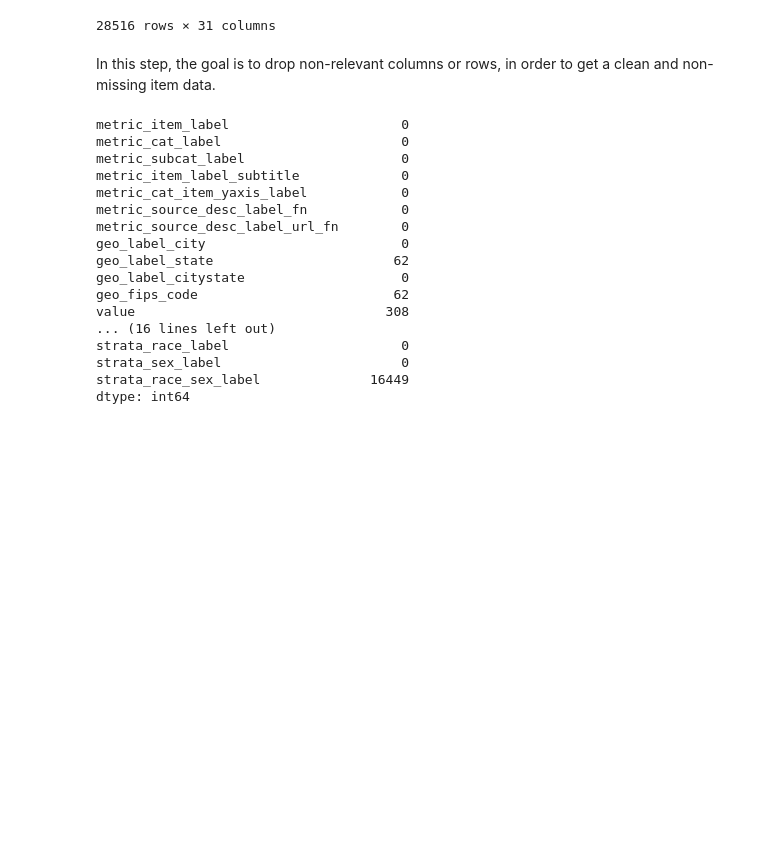
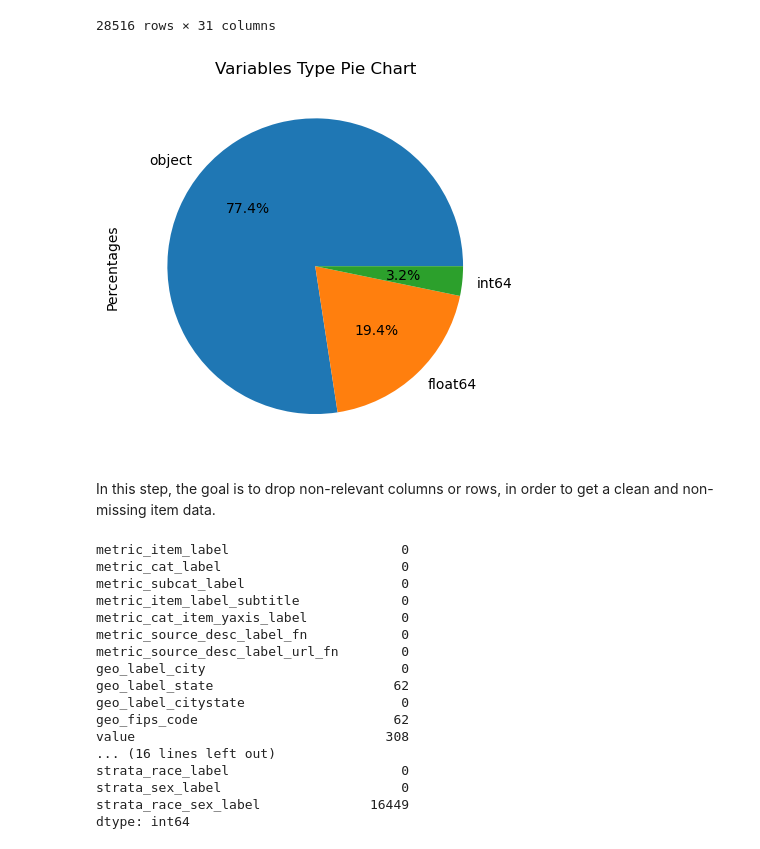
Before and after one commit to kohlerch/G4C-Project, a Jupyter notebook: Project/big-cities-health/Deaths_PreProcessing.ipynb, the cells around one changed output. Drawn from its saved outputs; the diff is of its cells as text; code cells hidden in the pictures; blank space fills up the shorter version.

```diff
--- a/Project/big-cities-health/Deaths_PreProcessing.ipynb
+++ b/Project/big-cities-health/Deaths_PreProcessing.ipynb
@@ -111,6 +111,15 @@ data_death_only
 | 148290 | Premature Death | Life Expectancy and Deaths | Deaths | Years of potential life lost befo... | Years per 100,000 population aged... | ... |
 | 148291 | Premature Death | Life Expectancy and Deaths | Deaths | Years of potential life lost befo... | Years per 100,000 population aged... | ... |
 28516 rows × 31 columns
+# %%
+
+data_types_counts = data.dtypes.value_counts()
+data_types_fig = data_types_counts.plot.pie(autopct='%1.1f%%')
+
+data_types_fig.set_ylabel('Percentages')
+t = data_types_fig.set(title="Variables Type Pie Chart")
+# %% [output]
+[figure, added]
 # %% [markdown]
 In this step, the goal is to drop non-relevant columns or rows, in order to get a clean and non-missing item data.
 # %%
```
Also changed, not shown: parts of 3 cells of this notebook.
